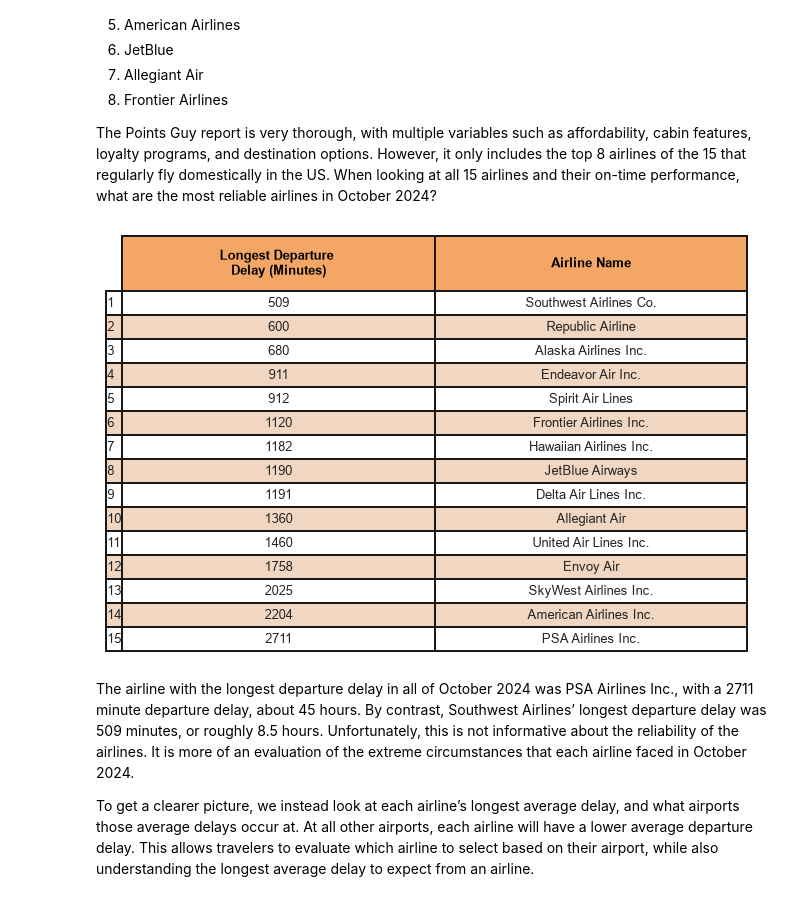
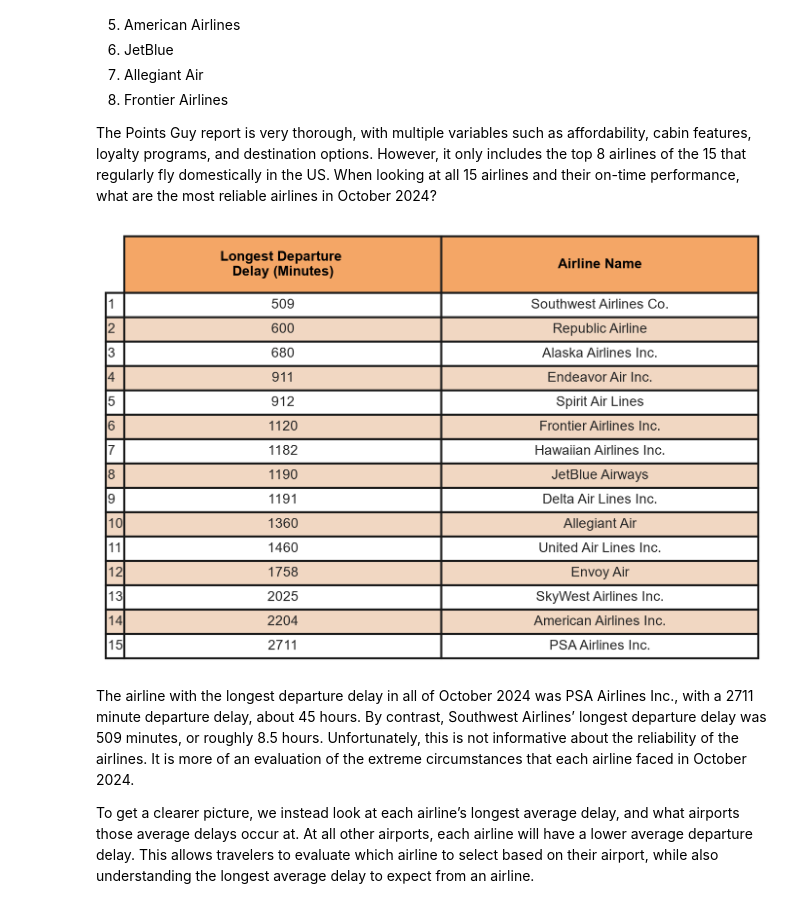
Before and after one commit to kyking077-svg/FAA_Oct_2024, a Jupyter notebook: docs/index.out.ipynb, the cells around one changed output. Cells and saved outputs as stored; diff of their text form; code cells hidden in the pictures.

```diff
--- a/docs/index.out.ipynb
+++ b/docs/index.out.ipynb
@@ -147,35 +147,35 @@ max_delay_df = max_delay_df.rename(columns={
     'Max_Departure_Delay': 'Longest Departure \nDelay (Minutes)',
 })
 
-fig, ax = plt.subplots()
+fig, ax = plt.subplots( dpi=200)
 ax.axis('off')
 
 table = ax.table(
     cellText=max_delay_df.values,
     colLabels=max_delay_df.columns,
     rowLabels=max_delay_df.index,
     loc='center',
     cellLoc='center'
 )
 
 for (row, col), cell in table.get_celld().items():
     if row == 0:
         # Header
         cell.set_facecolor('#f4a666')
         cell.set_text_props(color='black', weight='bold'),
         cell.set_height(0.1)
     elif row % 2 == 0:
         cell.set_facecolor('#f1d7c2')
     else:
         cell.set_facecolor('white')
 
 table.auto_set_font_size(False)
 table.set_fontsize(10)
 table.scale(1.2, 1.5)
 
 plt.show()
 # %% [output]
-[figure, old version]
+[figure, new version]
 # %% [markdown]
 The airline with the longest departure delay in all of October 2024 was PSA Airlines Inc., with a 2711 minute departure delay, about 45 hours. By contrast, Southwest Airlines’ longest departure delay was 509 minutes, or roughly 8.5 hours. Unfortunately, this is not informative about the reliability of the airlines. It is more of an evaluation of the extreme circumstances that each airline faced in October 2024.
 
```
Also changed, not shown: parts of 3 cells of this notebook, 13 other files.
